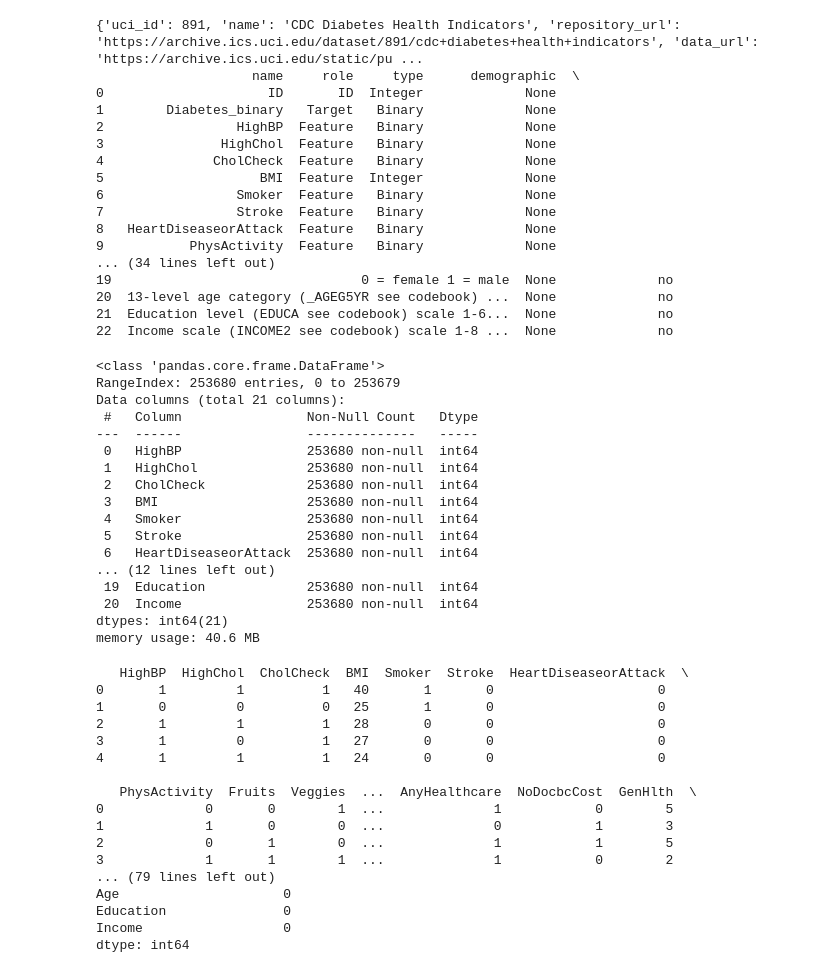
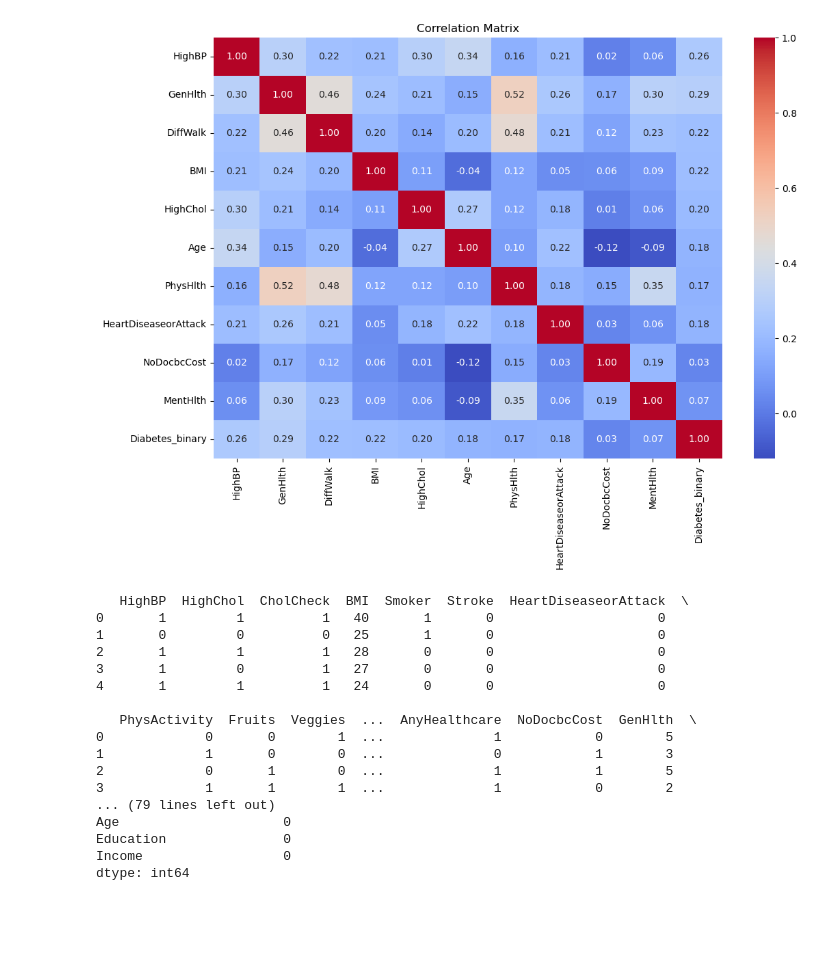
Before and after one commit to ktpanda2025/ECS_171_Group_26, a Jupyter notebook: Kevin_EDA/EDA.ipynb, the cells around one changed output. Drawn from its saved outputs; the diff is of its cells as text; code cells hidden in the pictures; blank space fills up the shorter version.

```diff
--- a/Kevin_EDA/EDA.ipynb
+++ b/Kevin_EDA/EDA.ipynb
@@ -1,6 +1,11 @@
 # %%
 from ucimlrepo import fetch_ucirepo
 
+import pandas as pd
+
+import matplotlib.pyplot as plt
+
+import seaborn as sns
 # fetch dataset
 cdc_diabetes_health_indicators = fetch_ucirepo(id=891)
 
@@ -8,45 +13,25 @@ X = cdc_diabetes_health_indicators.data.features
 y = cdc_diabetes_health_indicators.data.targets
 
 
-print(cdc_diabetes_health_indicators.metadata)
+
+print(cdc_diabetes_health_indicators.variables)
-# %% [output]
-{'uci_id': 891, 'name': 'CDC Diabetes Health Indicators', 'repository_url': 'https://archive.ics.uci.edu/dataset/891/cdc+diabetes+health+indicators', 'data_url': 'https://archive.ics.uci.edu/static/pu ...
-                    name     role     type      demographic  \
-0                     ID       ID  Integer             None
-1        Diabetes_binary   Target   Binary             None
-2                 HighBP  Feature   Binary             None
-3               HighChol  Feature   Binary             None
-4              CholCheck  Feature   Binary             None
-5                    BMI  Feature  Integer             None
-6                 Smoker  Feature   Binary             None
-7                 Stroke  Feature   Binary             None
-8   HeartDiseaseorAttack  Feature   Binary             None
-9           PhysActivity  Feature   Binary             None
-... (34 lines left out)
-19                                0 = female 1 = male  None             no
-20  13-level age category (_AGEG5YR see codebook) ...  None             no
-21  Education level (EDUCA see codebook) scale 1-6...  None             no
-22  Income scale (INCOME2 see codebook) scale 1-8 ...  None             no
-# %%
-X.info()
-# %% [output]
-<class 'pandas.core.frame.DataFrame'>
-RangeIndex: 253680 entries, 0 to 253679
-Data columns (total 21 columns):
- #   Column                Non-Null Count   Dtype
----  ------                --------------   -----
- 0   HighBP                253680 non-null  int64
- 1   HighChol              253680 non-null  int64
- 2   CholCheck             253680 non-null  int64
- 3   BMI                   253680 non-null  int64
- 4   Smoker                253680 non-null  int64
- 5   Stroke                253680 non-null  int64
- 6   HeartDiseaseorAttack  253680 non-null  int64
-... (12 lines left out)
- 19  Education             253680 non-null  int64
- 20  Income                253680 non-null  int64
-dtypes: int64(21)
-memory usage: 40.6 MB
+# %%
+X.columns
+
+feature_selected = X[['HighBP','GenHlth','DiffWalk','BMI','HighChol','Age','PhysHlth','HeartDiseaseorAttack','NoDocbcCost','MentHlth']]
+
+merged = feature_selected.join(y)
+
+corr_matrix = merged.corr()
+
+
+plt.figure(figsize=(12, 8))
+sns.heatmap(corr_matrix, annot=True, fmt='.2f', cmap='coolwarm')
+plt.title('Correlation Matrix')
+plt.savefig('correlation_matrix.png')
+plt.show()
+# %% [output]
+[figure, added]
 # %%
 import seaborn as sns
 
```
